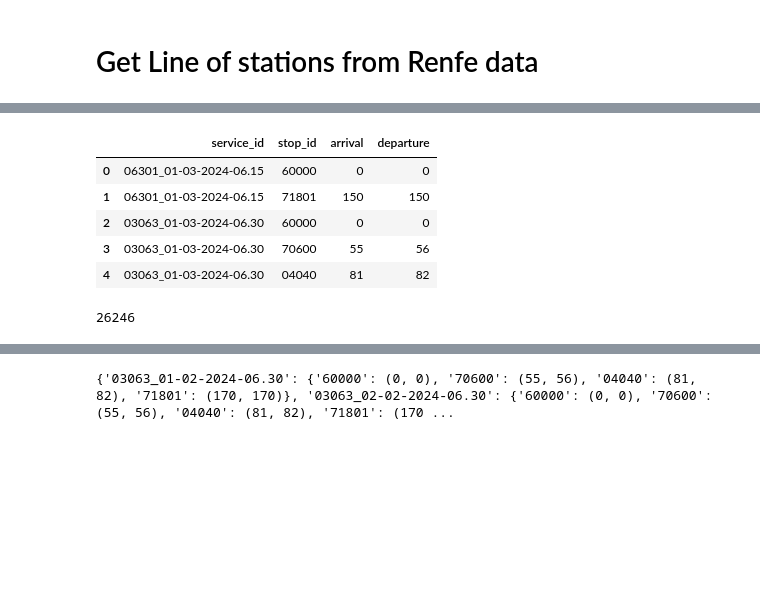
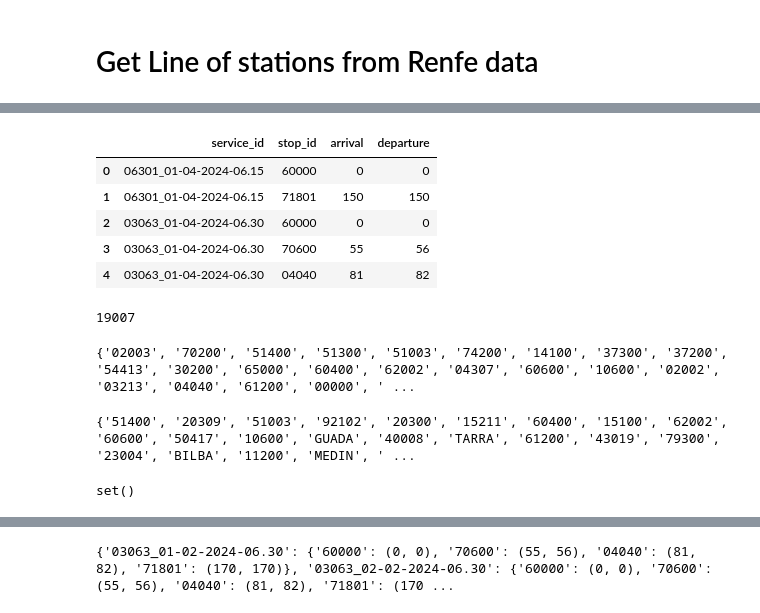
Before and after one commit to JoseAngelMartinB/robin, a Jupyter notebook: notebooks/14.0-renfe_scraping.ipynb, the cells around one changed output, grey strips where cells are left out. Cells and saved outputs as stored; diff of their text form; code cells hidden in the pictures; blank space fills up the shorter version.

Commit message:
fix: solve empty dataframe error

```diff
--- a/notebooks/14.0-renfe_scraping.ipynb
+++ b/notebooks/14.0-renfe_scraping.ipynb
@@ -132,21 +183,34 @@ df_trips.to_csv('trips_HSR_Spain_March_24.csv', index=False)
 # %%
 import pandas as pd
 
 dtypes = {'stop_id': str}
-df_stops = pd.read_csv('stops_HSR_Spain_March_24.csv', dtype=dtypes)
+df_stops = pd.read_csv('stops_HSR_Spain_April_24.csv', dtype=dtypes)
 df_stops.head()
 # %% [output]
 |  | service_id | stop_id | arrival | departure |
-| 0 | 06301_01-03-2024-06.15 | 60000 | 0 | 0 |
-| 1 | 06301_01-03-2024-06.15 | 71801 | 150 | 150 |
-| 2 | 03063_01-03-2024-06.30 | 60000 | 0 | 0 |
-| 3 | 03063_01-03-2024-06.30 | 70600 | 55 | 56 |
-| 4 | 03063_01-03-2024-06.30 | 04040 | 81 | 82 |
+| 0 | 06301_01-04-2024-06.15 | 60000 | 0 | 0 |
+| 1 | 06301_01-04-2024-06.15 | 71801 | 150 | 150 |
+| 2 | 03063_01-04-2024-06.30 | 60000 | 0 | 0 |
+| 3 | 03063_01-04-2024-06.30 | 70600 | 55 | 56 |
+| 4 | 03063_01-04-2024-06.30 | 04040 | 81 | 82 |
 # %%
 # Len of dataframe
 print(len(df_stops))
 # %% [output]
-26246
+19007
+# %%
+print(set(df_stops['stop_id']))
+# %% [output]
+{'02003', '70200', '51400', '51300', '51003', '74200', '14100', '37300', '37200', '54413', '30200', '65000', '60400', '62002', '04307', '60600', '10600', '02002', '03213', '04040', '61200', '00000', ' ...
+# %%
+print(set(scraper.stations_df['stop_id']))
+# %% [output]
+{'51400', '20309', '51003', '92102', '20300', '15211', '60400', '15100', '62002', '60600', '50417', '10600', 'GUADA', '40008', 'TARRA', '61200', '43019', '79300', '23004', 'BILBA', '11200', 'MEDIN', ' ...
+# %%
+# Get set of stations which are NOT in the column renfe_id of scraper.stations_df
+print(set(df_stops['stop_id']) - set(scraper.stations_df['stop_id']))
+# %% [output]
+set()
 # %%
 # remove rows in wich stop_id is not in the the column renfe_id of scraper.stations_df
 df_stops_clean = df_stops[df_stops['stop_id'].isin(scraper.stations_df['renfe_id'])]
```
Also changed, not shown: parts of 5 cells of this notebook, 1 other file.
